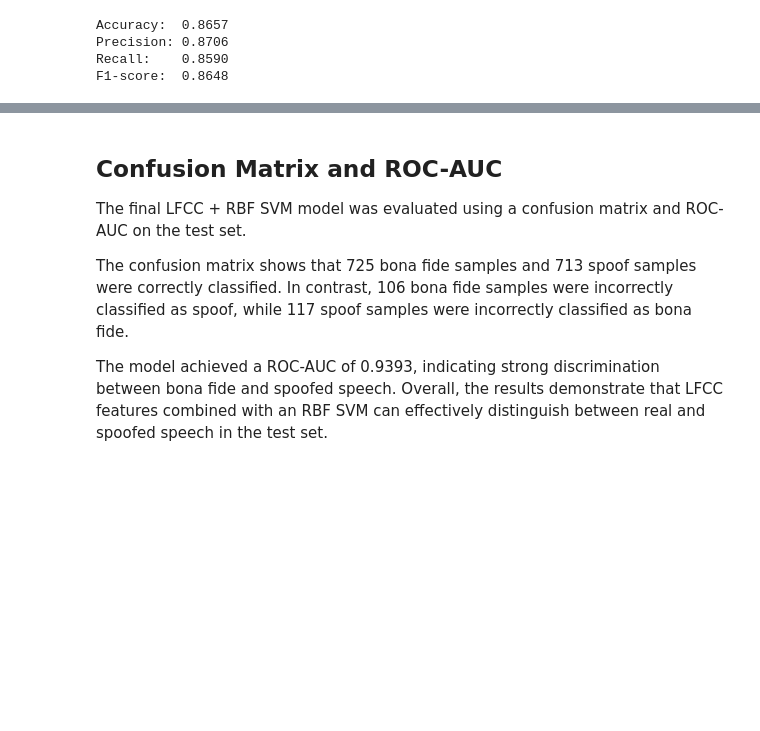
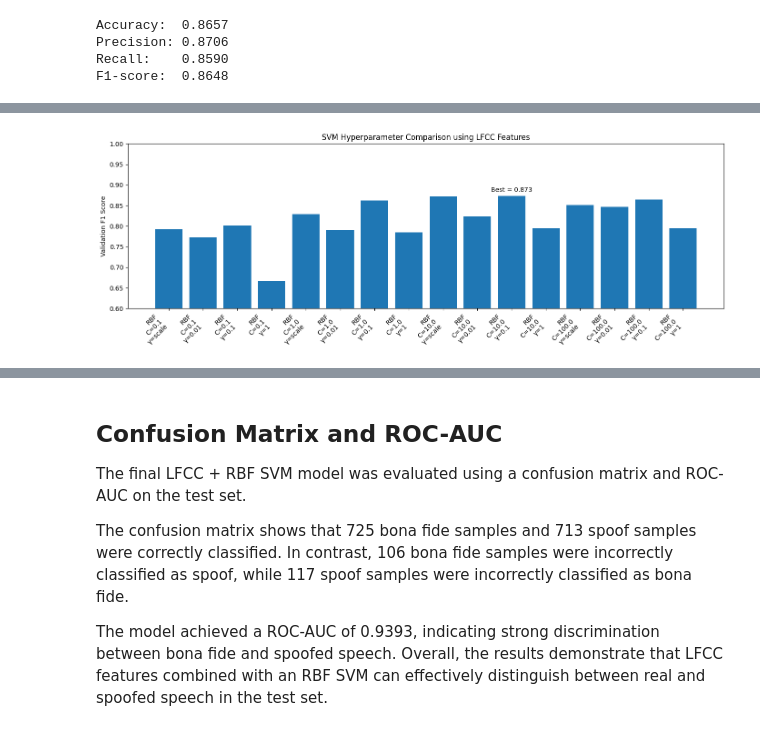
Before and after one commit to WaadZiadeh/Spoken-Project, a Jupyter notebook: Spoken_Project_.ipynb, the cells around one changed output, grey strips where cells are left out. Drawn from its saved outputs; the diff is of its cells as text; code cells hidden in the pictures; blank space fills up the shorter version.

```diff
--- a/Spoken_Project_.ipynb
+++ b/Spoken_Project_.ipynb
@@ -1101,0 +1166,28 @@ ROC-AUC: 0.9393
+# %%
+import matplotlib.pyplot as plt
+
+labels = [f"RBF\nC={row.C}\nγ={row.Gamma}" for row in results_df.itertuples()]
+f1_scores = results_df["F1"].values
+
+best_idx = f1_scores.argmax()
+
+fig, ax = plt.subplots(figsize=(14, 5))
+bars = ax.bar(labels, f1_scores, color="#1f77b4")
+
+ax.set_ylim(0.60, 1.00)
+ax.set_ylabel("Validation F1 Score")
+ax.set_title("SVM Hyperparameter Comparison using LFCC Features")
+
+# Label the best bar
+ax.text(
+    best_idx, f1_scores[best_idx] + 0.01,
+    f"Best = {f1_scores[best_idx]:.3f}",
+    ha="center", fontsize=10
+)
+
+plt.xticks(rotation=45, ha="right")
+plt.tight_layout()
+plt.savefig("lfcc_hyperparameter_comparison.png", dpi=300)
+plt.show()
+# %% [output]
+[figure, added]
```
Also changed, not shown: parts of 8 cells of this notebook.
